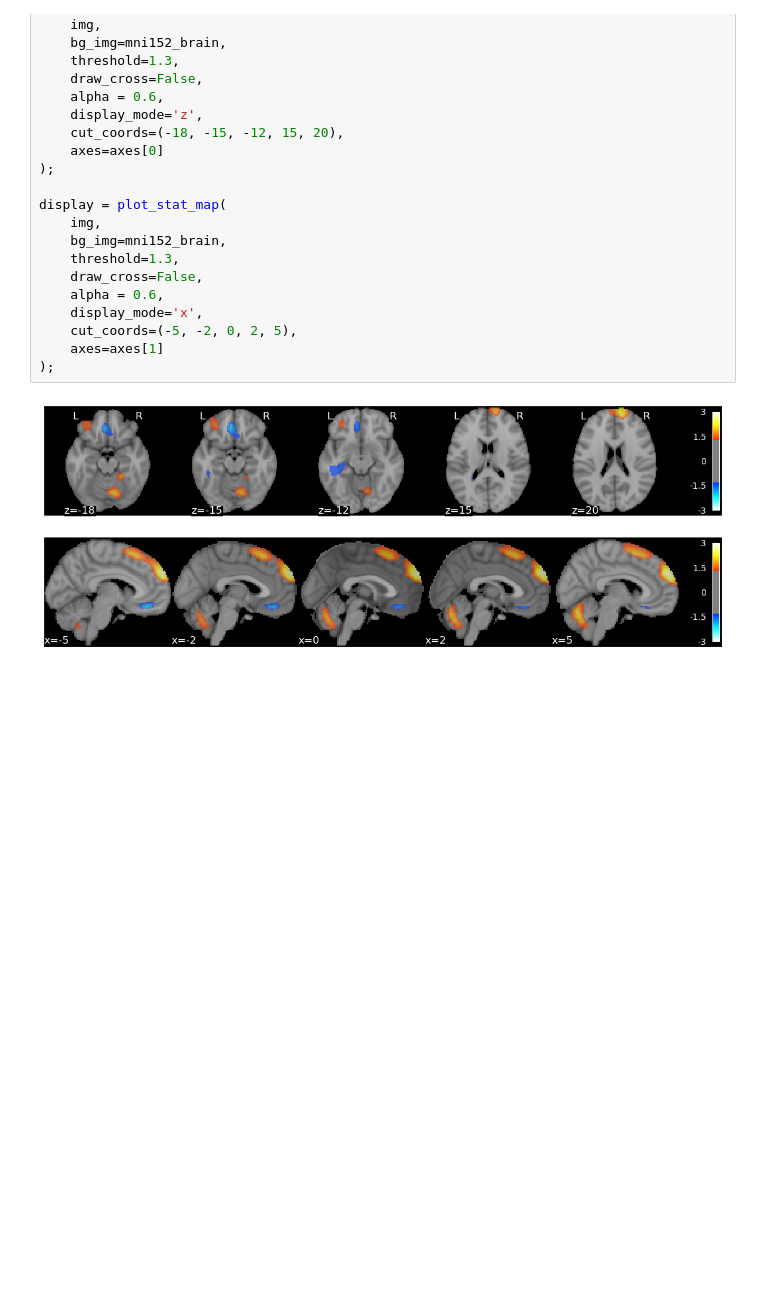
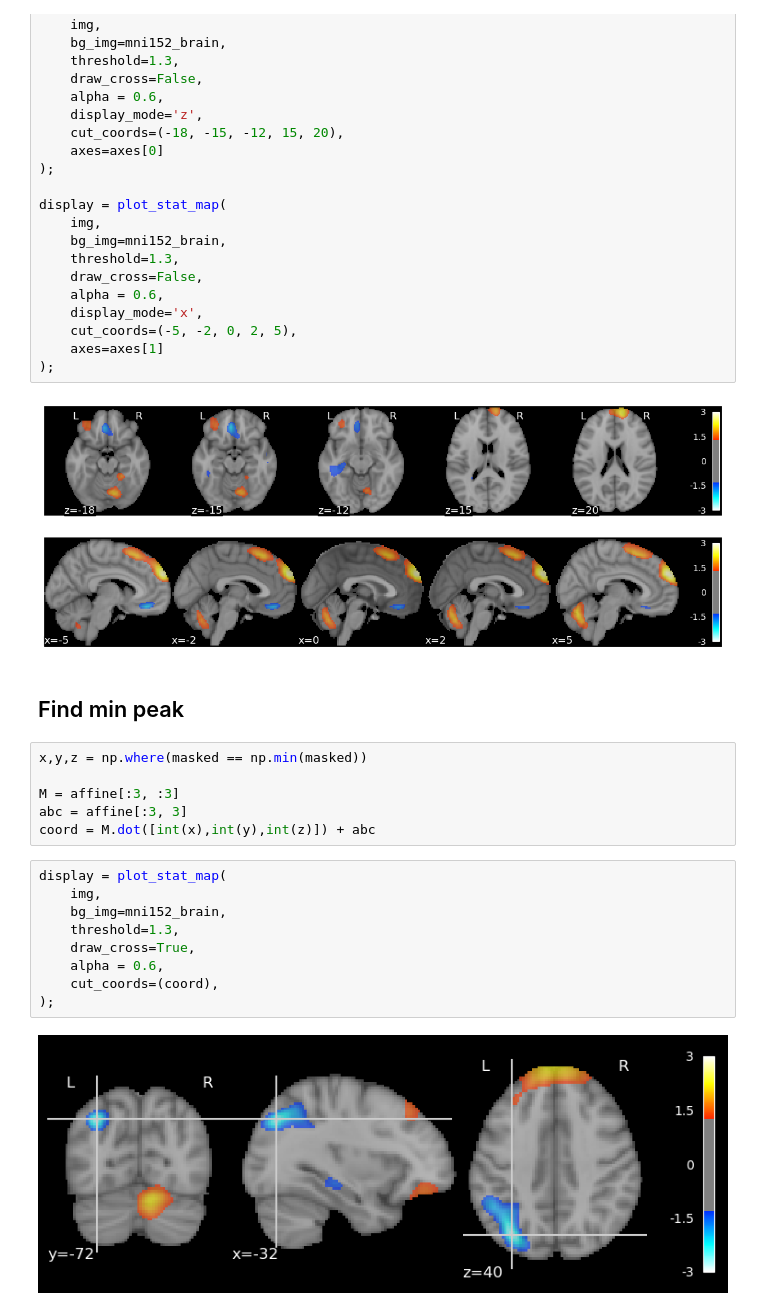
Before and after one commit to ltuominen/tbsfdg, a Jupyter notebook: scripts_analysis/Plot_uncorrected_GLM.ipynb, the cells around one changed output. Cells and saved outputs as stored; diff of their text form; blank space fills up the shorter version.

```diff
--- a/scripts_analysis/Plot_uncorrected_GLM.ipynb
+++ b/scripts_analysis/Plot_uncorrected_GLM.ipynb
@@ -43,3 +43,22 @@ display = plot_stat_map(
 );
 # %% [output]
 [figure]
+# %% [markdown]
+## Find min peak
+# %%
+x,y,z = np.where(masked == np.min(masked))
+
+M = affine[:3, :3]
+abc = affine[:3, 3]
+coord = M.dot([int(x),int(y),int(z)]) + abc
+# %%
+display = plot_stat_map(
+    img,
+    bg_img=mni152_brain,
+    threshold=1.3,
+    draw_cross=True,
+    alpha = 0.6,
+    cut_coords=(coord),
+);
+# %% [output]
+[figure, added]
```
Also changed, not shown: parts of 1 cell of this notebook, 1 other file.
